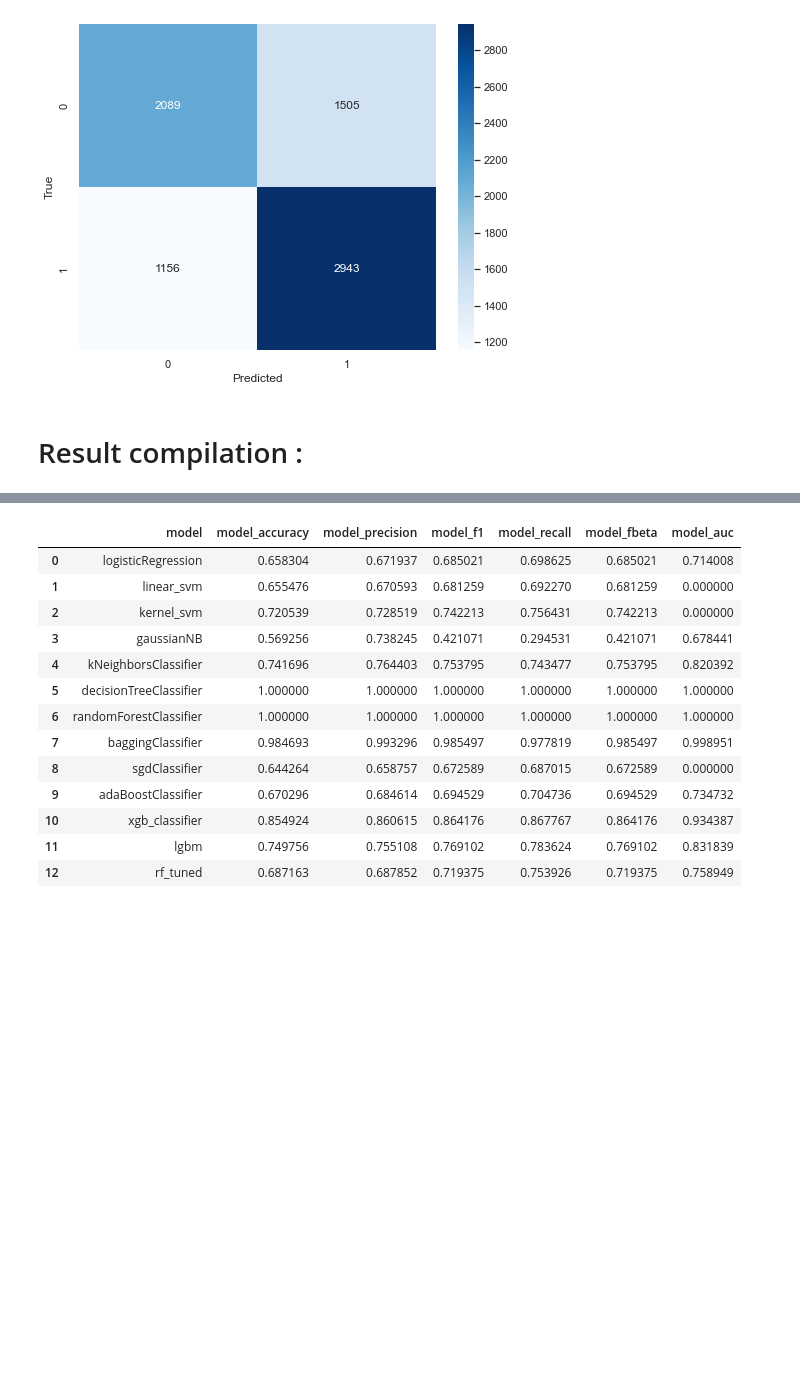
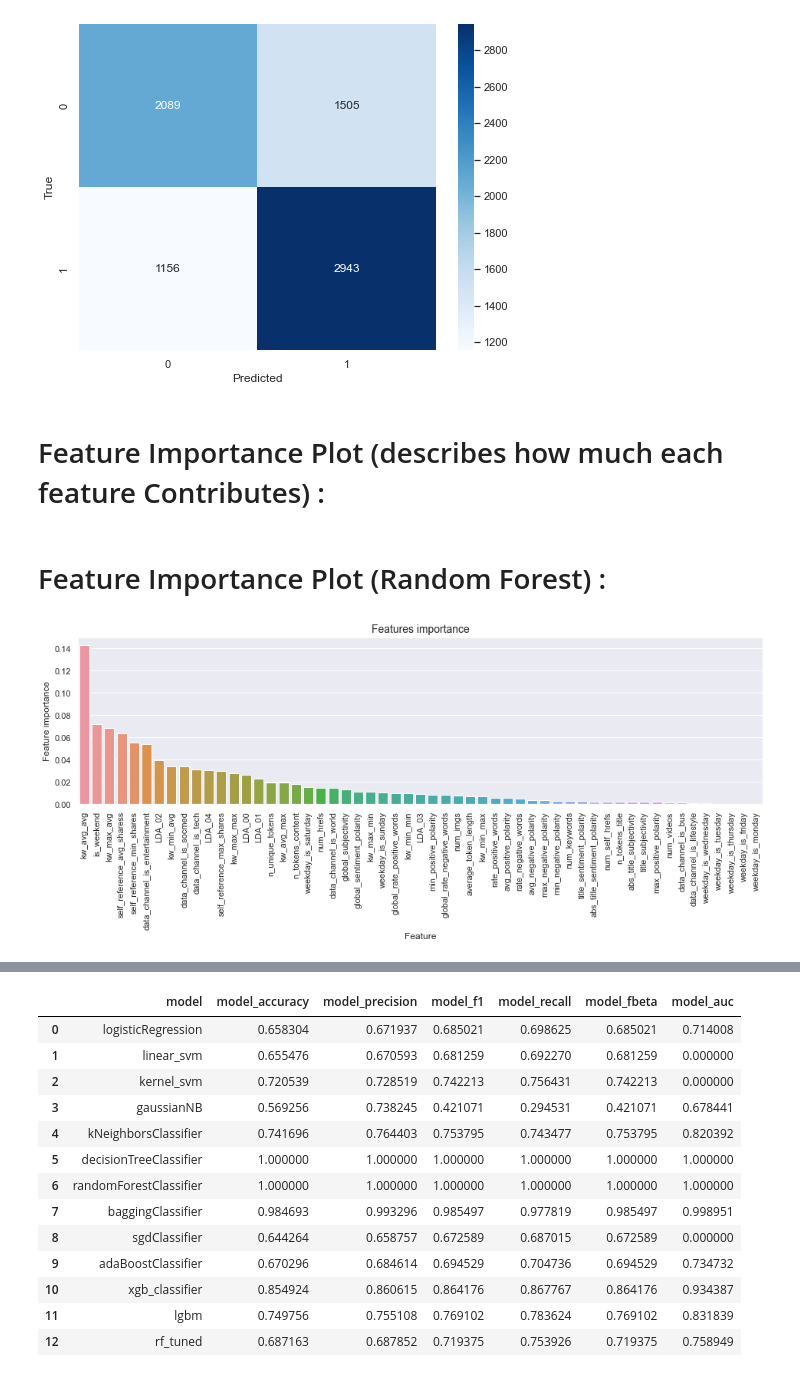
Before and after one commit to laksath/cogoport-assessment, a Jupyter notebook: python_assessment/Online News Popularity/OnlineNewsPopularity-Classifier.ipynb, the cells around one changed output, grey strips where cells are left out. Saved outputs shown, nothing was run; the diff lists cells and outputs as text; code cells hidden in the pictures; blank space fills up the shorter version.

```diff
--- a/python_assessment/Online News Popularity/OnlineNewsPopularity-Classifier.ipynb
+++ b/python_assessment/Online News Popularity/OnlineNewsPopularity-Classifier.ipynb
@@ -999,5 +1000,22 @@ f_test : 0.6886626886626885
    macro avg       0.65      0.65      0.65      7693
 weighted avg       0.65      0.65      0.65      7693
 [figure]
-# %% [markdown]
-# Result compilation :
+# %% [markdown]
+# Feature Importance Plot (describes how much each feature Contributes) :
+# %%
+# randomforest, adaboost, xgb
+def feature_importance_plot(clf):
+    clf.predict(X_test)
+    tmp = pd.DataFrame({'Feature': X.columns, 'Feature importance': clf.feature_importances_})
+    tmp = tmp.sort_values(by='Feature importance',ascending=False)
+    plt.figure(figsize = (16,4))
+    plt.title('Features importance',fontsize=14)
+    s = sns.barplot(x='Feature',y='Feature importance',data=tmp)
+    s.set_xticklabels(s.get_xticklabels(),rotation=90)
+    plt.show()
+# %% [markdown]
+# Feature Importance Plot (Random Forest) :
+# %%
+feature_importance_plot(rf)
+# %% [output]
+[figure, added]
```
Also changed, not shown: parts of 136 cells of this notebook, 2 other files.
